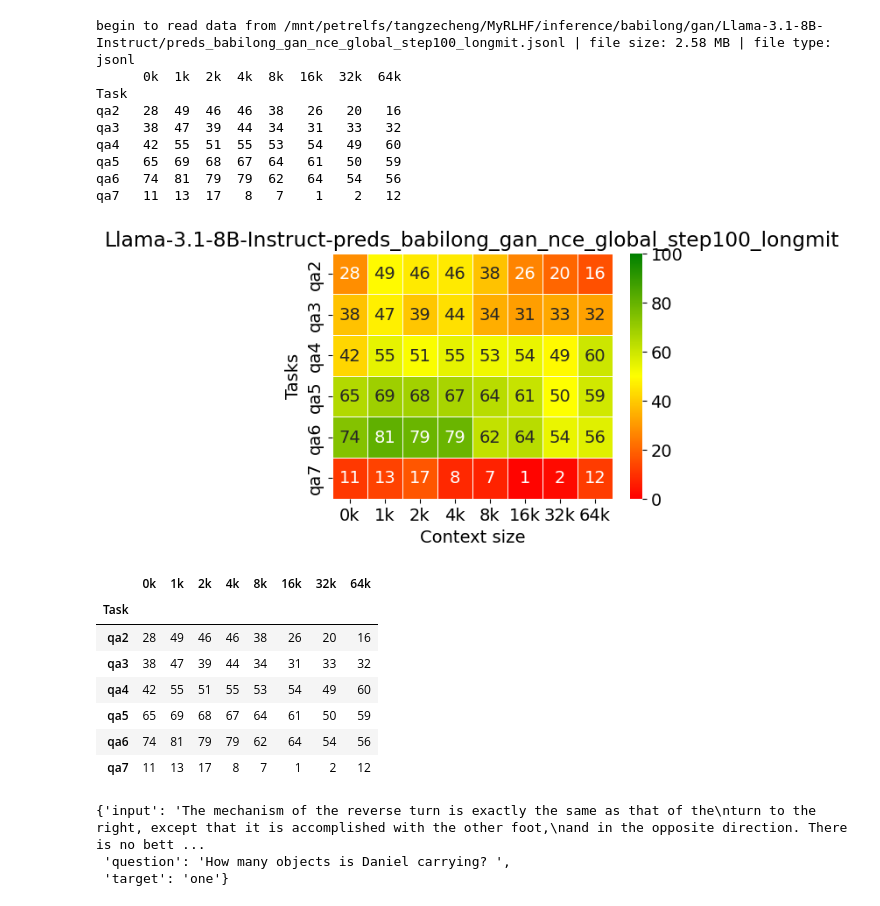
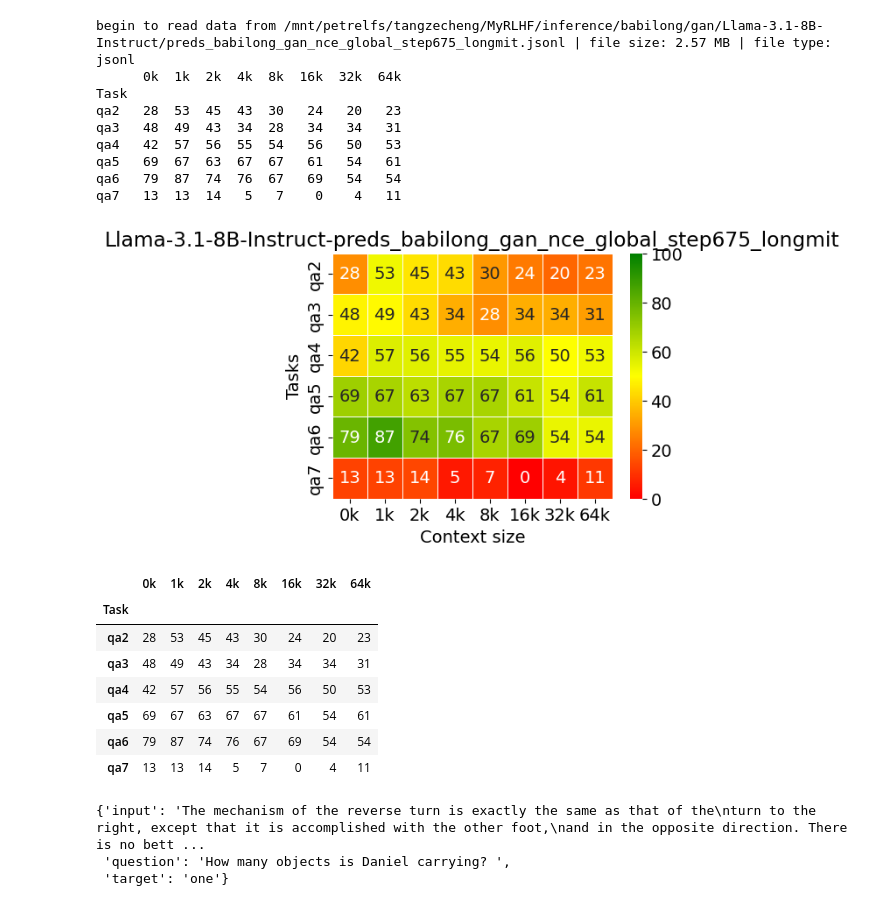
Before and after one commit to ZetangForward/MyRLHF, a Jupyter notebook: evaluation/babilong/eval.ipynb, the cells around one changed output. Saved outputs shown, nothing was run; the diff lists cells and outputs as text; code cells hidden in the pictures.

```diff
--- a/evaluation/babilong/eval.ipynb
+++ b/evaluation/babilong/eval.ipynb
@@ -124,5 +122,5 @@ ModelZipper is ready for launch🚀 | Current Version🦄 >>> 0.2.7 <<< | AOE Ti
 # %%
-pred_path = '/mnt/petrelfs/tangzecheng/MyRLHF/inference/babilong/gan/Llama-3.1-8B-Instruct/preds_babilong_gan_nce_global_step100_longmit.jsonl'
+pred_path = '/mnt/petrelfs/tangzecheng/MyRLHF/inference/babilong/gan/Llama-3.1-8B-Instruct/preds_babilong_gan_nce_global_step675_longmit.jsonl'
 save_dir = '/mnt/petrelfs/tangzecheng/MyRLHF/evaluation/babilong/llama-3_1-8B-Instruct/preliminary'
 # save_dir = '/data/zecheng/acl2025/MyRLHF/evaluation/babilong/llama-3_1-8B-Instruct'
 auto_mkdir(save_dir)
@@ -135,24 +133,24 @@ print(res)
-begin to read data from /mnt/petrelfs/tangzecheng/MyRLHF/inference/babilong/gan/Llama-3.1-8B-Instruct/preds_babilong_gan_nce_global_step100_longmit.jsonl | file size: 2.58 MB | file type: jsonl
+begin to read data from /mnt/petrelfs/tangzecheng/MyRLHF/inference/babilong/gan/Llama-3.1-8B-Instruct/preds_babilong_gan_nce_global_step675_longmit.jsonl | file size: 2.57 MB | file type: jsonl
       0k  1k  2k  4k  8k  16k  32k  64k
 Task
-qa2   28  49  46  46  38   26   20   16
-qa3   38  47  39  44  34   31   33   32
-qa4   42  55  51  55  53   54   49   60
-qa5   65  69  68  67  64   61   50   59
-qa6   74  81  79  79  62   64   54   56
-qa7   11  13  17   8   7    1    2   12
+qa2   28  53  45  43  30   24   20   23
+qa3   48  49  43  34  28   34   34   31
+qa4   42  57  56  55  54   56   50   53
+qa5   69  67  63  67  67   61   54   61
+qa6   79  87  74  76  67   69   54   54
+qa7   13  13  14   5   7    0    4   11
-[figure, old version]
+[figure, new version]
 # %%
 res
 # %% [output]
 |  | 0k | 1k | 2k | 4k | 8k | 16k | 32k | 64k |
 | Task |  |  |  |  |  |  |  |  |
-| qa2 | 28 | 49 | 46 | 46 | 38 | 26 | 20 | 16 |
-| qa3 | 38 | 47 | 39 | 44 | 34 | 31 | 33 | 32 |
-| qa4 | 42 | 55 | 51 | 55 | 53 | 54 | 49 | 60 |
-| qa5 | 65 | 69 | 68 | 67 | 64 | 61 | 50 | 59 |
-| qa6 | 74 | 81 | 79 | 79 | 62 | 64 | 54 | 56 |
-| qa7 | 11 | 13 | 17 | 8 | 7 | 1 | 2 | 12 |
+| qa2 | 28 | 53 | 45 | 43 | 30 | 24 | 20 | 23 |
+| qa3 | 48 | 49 | 43 | 34 | 28 | 34 | 34 | 31 |
+| qa4 | 42 | 57 | 56 | 55 | 54 | 56 | 50 | 53 |
+| qa5 | 69 | 67 | 63 | 67 | 67 | 61 | 54 | 61 |
+| qa6 | 79 | 87 | 74 | 76 | 67 | 69 | 54 | 54 |
+| qa7 | 13 | 13 | 14 | 5 | 7 | 0 | 4 | 11 |
 # %%
 from datasets import load_dataset
 
```
Also changed, not shown: parts of 2 cells of this notebook, 2 other files.
